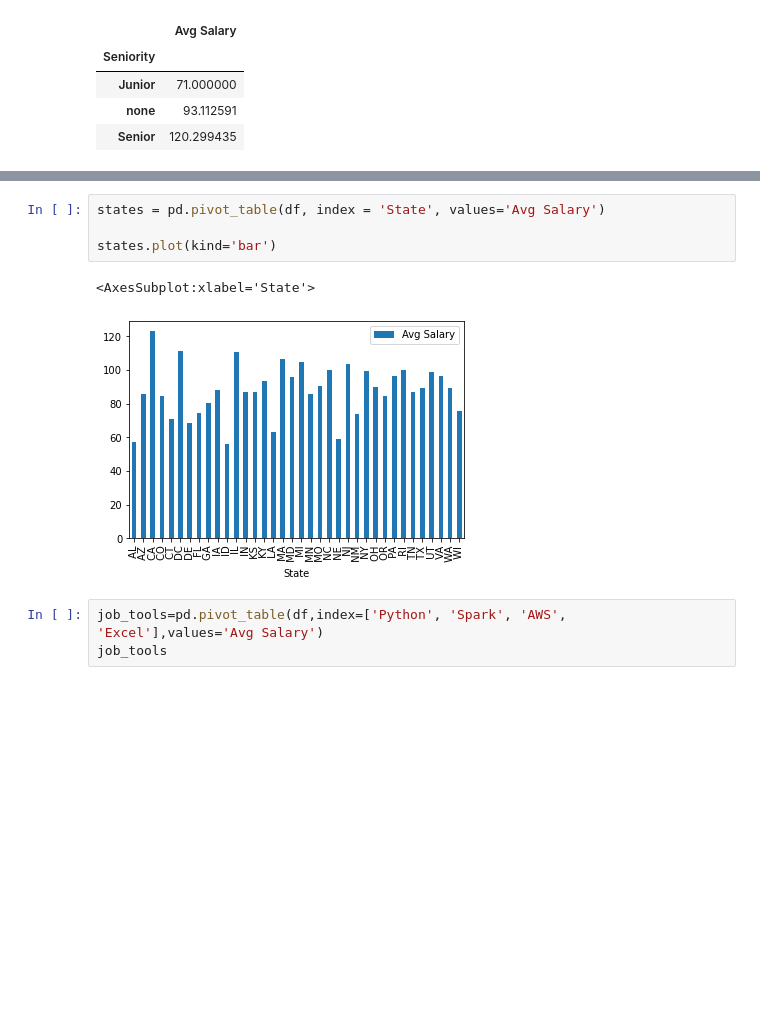
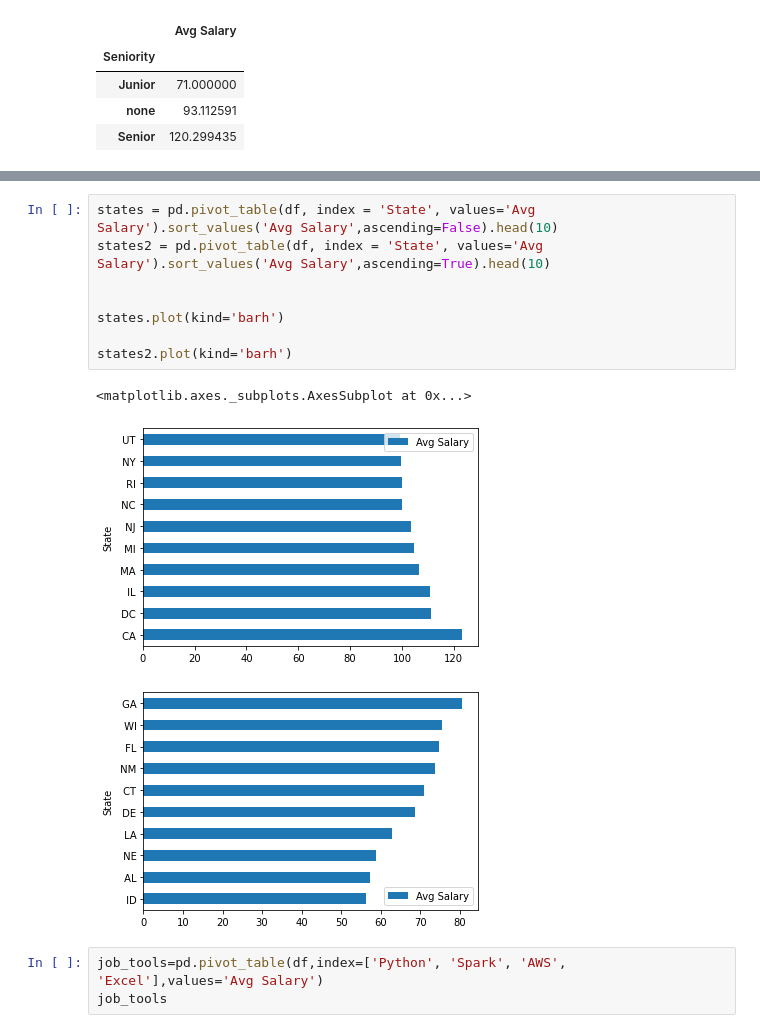
Before and after one commit to Aviost111/ds_project, a Jupyter notebook: visualisation.ipynb, the cells around one changed output, grey strips where cells are left out. Drawn from its saved outputs; the diff is of its cells as text; blank space fills up the shorter version.

Commit message:
more visualization

```diff
--- a/visualisation.ipynb
+++ b/visualisation.ipynb
@@ -100,11 +100,16 @@ job_cat.plot(kind='bar')
 [figure]
 # %%
-states = pd.pivot_table(df, index = 'State', values='Avg Salary')
+states = pd.pivot_table(df, index = 'State', values='Avg Salary').sort_values('Avg Salary',ascending=False).head(10)
+states2 = pd.pivot_table(df, index = 'State', values='Avg Salary').sort_values('Avg Salary',ascending=True).head(10)
 
-states.plot(kind='bar')
+
+states.plot(kind='barh')
+
+states2.plot(kind='barh')
 # %% [output]
-<AxesSubplot:xlabel='State'>
+<matplotlib.axes._subplots.AxesSubplot at 0x...>
-[figure, old version]
+[figure, new version]
+[figure, added]
 # %%
 job_tools=pd.pivot_table(df,index=['Python', 'Spark', 'AWS', 'Excel'],values='Avg Salary')
 job_tools
```
Also changed, not shown: parts of 4 cells of this notebook, 1 other file.
